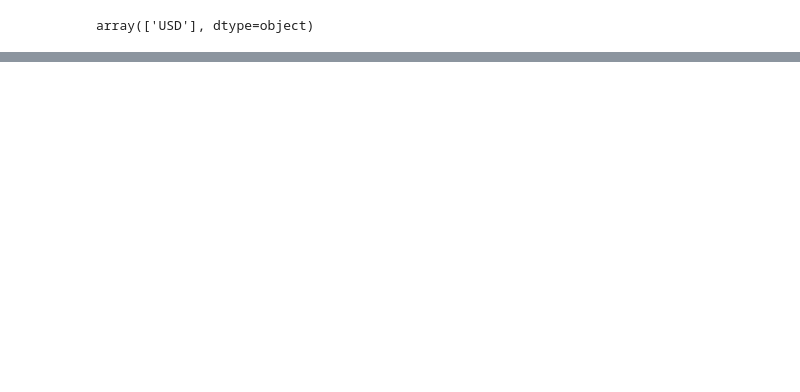
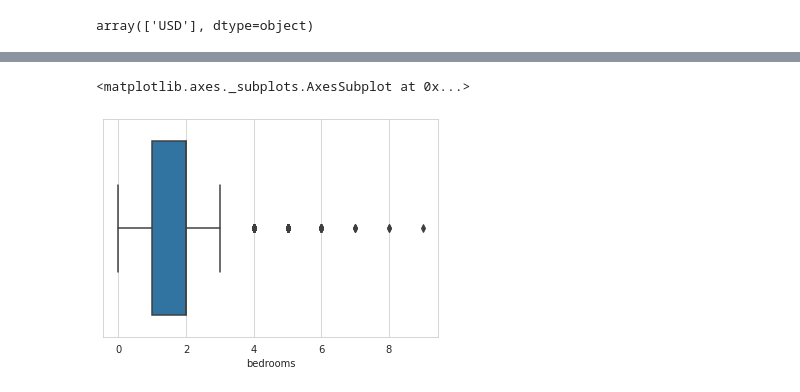
Before and after one commit to khalidakram07/Real-Estate, a Jupyter notebook: realestate.ipynb, the cells around one changed output, grey strips where cells are left out. Saved outputs shown, nothing was run; the diff lists cells and outputs as text; code cells hidden in the pictures; blank space fills up the shorter version.

```diff
--- a/realestate.ipynb
+++ b/realestate.ipynb
@@ -248,0 +639,5 @@ del df["Body"]
+# %%
+sns.boxplot(x=df['bedrooms'])
+# %% [output]
+<matplotlib.axes._subplots.AxesSubplot at 0x...>
+[figure, added]
```
Also changed, not shown: parts of 141 cells of this notebook.
